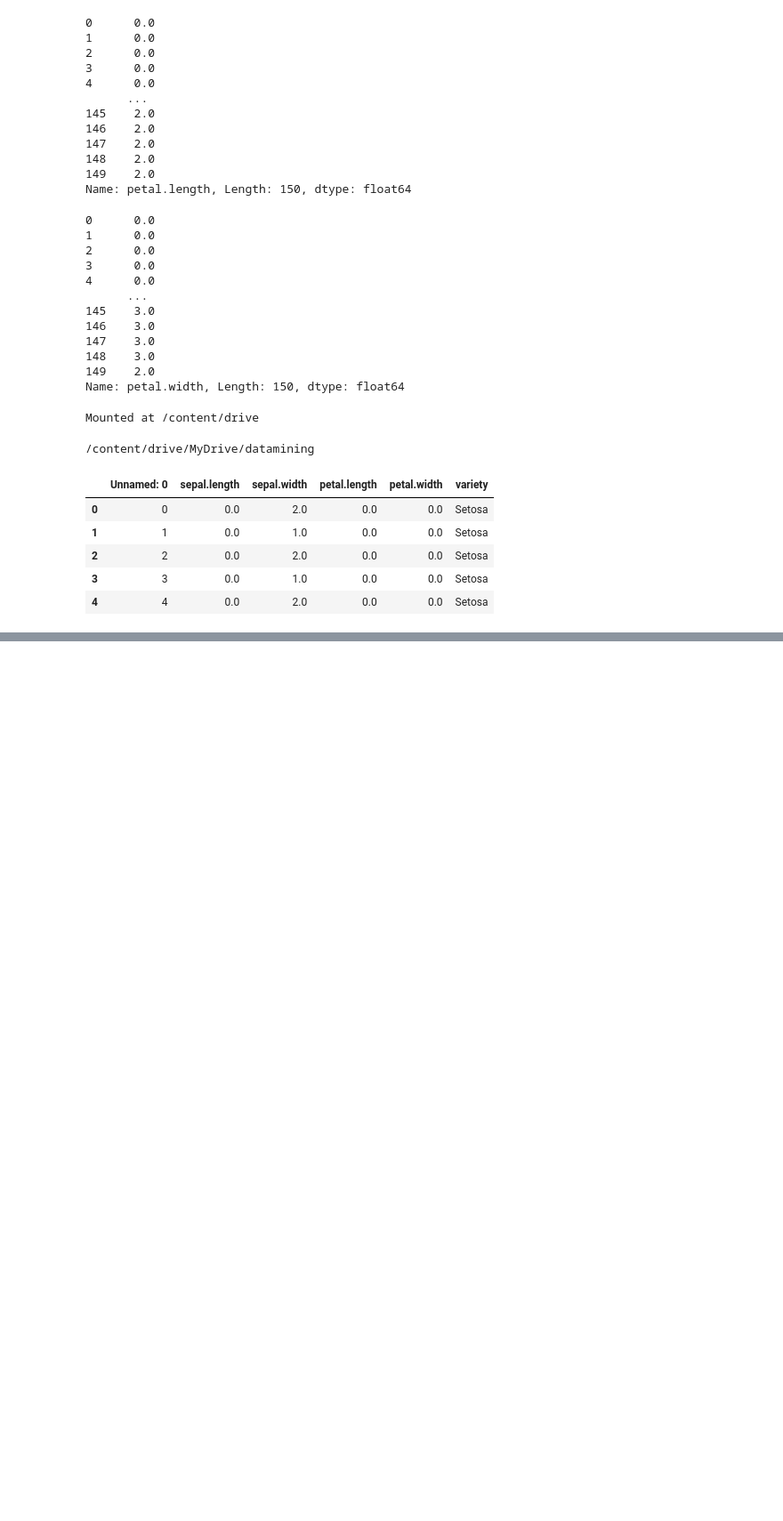
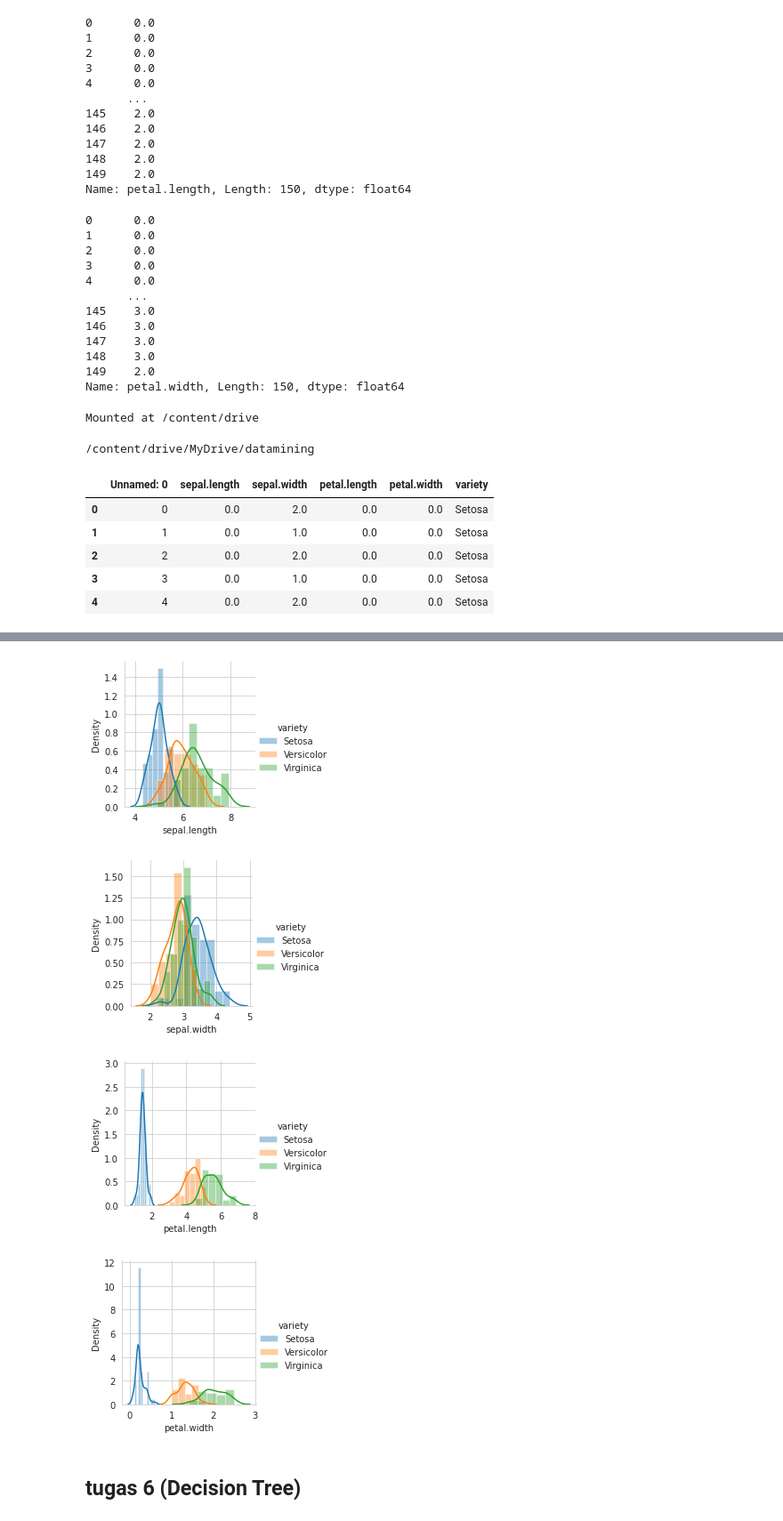
Before and after one commit to Ahmad-Dani-Kurniawan/DATAMINING, a Jupyter notebook: _sources/notebooks.ipynb, the cells around one changed output, grey strips where cells are left out. Shown at 89% size. Saved outputs shown, nothing was run; the diff lists cells and outputs as text; code cells hidden in the pictures; blank space fills up the shorter version.

```diff
--- a/_sources/notebooks.ipynb
+++ b/_sources/notebooks.ipynb
@@ -216,0 +516,3 @@ iris1.head()
+# %%
+dataset = pd.read_csv('https://raw.githubusercontent.com/Ahmad-Dani-Kurniawan/datamining/main/iris.csv')
+x = dataset.iloc[:, [0, 1, 2, 3]].values
@@ -216,0 +561,13 @@ iris1.head()
+# %%
+sns.FacetGrid(dataset,hue="variety",size=3).map(sns.distplot,"sepal.length").add_legend()
+sns.FacetGrid(dataset,hue="variety",size=3).map(sns.distplot,"sepal.width").add_legend()
+sns.FacetGrid(dataset,hue="variety",size=3).map(sns.distplot,"petal.length").add_legend()
+sns.FacetGrid(dataset,hue="variety",size=3).map(sns.distplot,"petal.width").add_legend()
+plt.show()
+# %% [output]
+[figure, added]
+[figure, added]
+[figure, added]
+[figure, added]
+# %% [markdown]
+## tugas 6 (Decision Tree)
```
Also changed, not shown: parts of 51 cells of this notebook, 19 other files.
